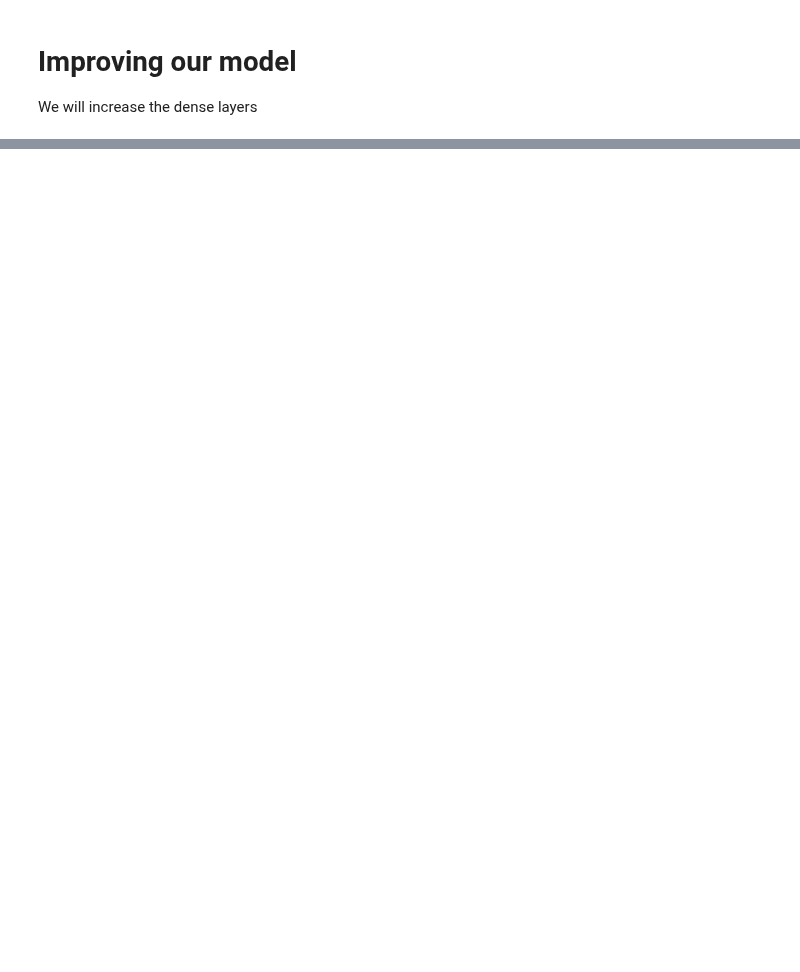
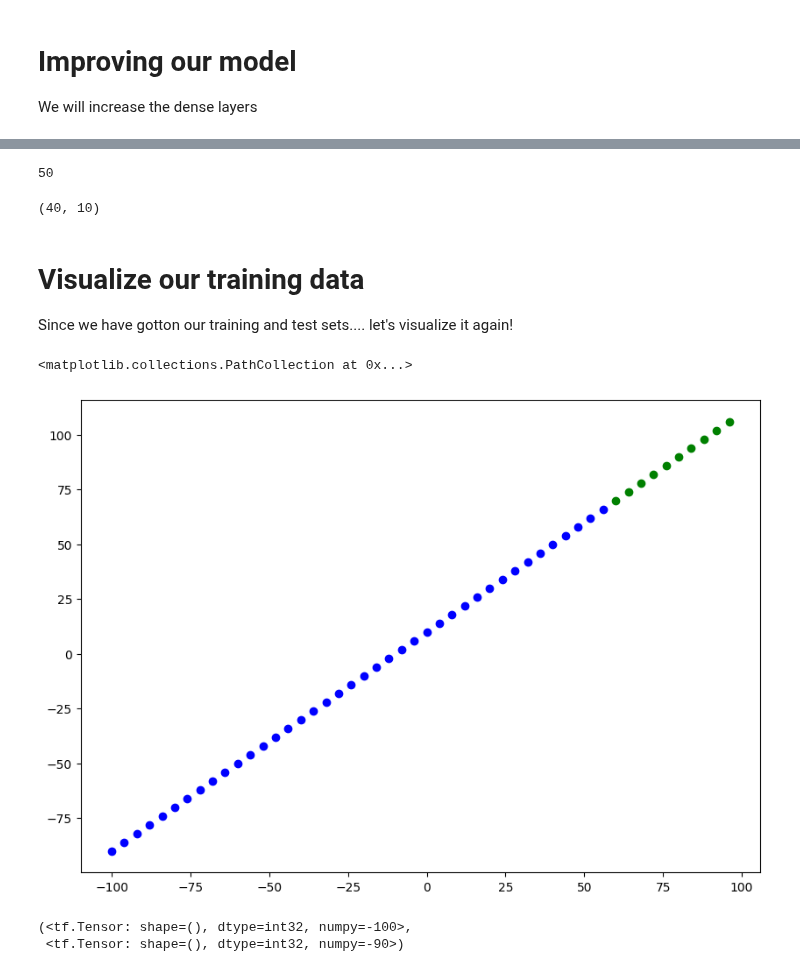
Before and after one commit to LivingstonTardzenyuy/Deep-Learning-with-TensorFlow, a Jupyter notebook: 01_neural_network_regression_with_tensorflow.ipynb, the cells around one changed output, grey strips where cells are left out. Saved outputs shown, nothing was run; the diff lists cells and outputs as text; code cells hidden in the pictures; blank space fills up the shorter version.

```diff
--- a/01_neural_network_regression_with_tensorflow.ipynb
+++ b/01_neural_network_regression_with_tensorflow.ipynb
@@ -293,0 +349,35 @@ array([[27.533546]], dtype=float32)
+# %%
+len(X)
+# %% [output]
+50
+# %%
+# Split the data into train and test sets.
+
+
+X_train = X[:40]
+y_train = y[:40]
+
+# Reshape our X_train and X_test to have 2 dimensions
+X_train = X_train.numpy().reshape(-1, 1)
+X_test = X_test.numpy().reshape(-1,1)
+
+
+X_test = X[40:]
+y_test = y[40:]
+
+len(X_train), len(X_test)
+# %% [output]
+(40, 10)
+# %% [markdown]
+# Visualize our training data
+
+Since we have gotton our training and test sets.... let's visualize it again!
+# %%
+plt.figure(figsize=(10,7))
+plt.scatter(X_train, y_train, c="b", label="Training data")
+
+# Plot test data in green
+plt.scatter(X_test, y_test, c="g", label="Test data")
+# %% [output]
+<matplotlib.collections.PathCollection at 0x...>
+[figure, added]
@@ -293,0 +401,5 @@ array([[27.533546]], dtype=float32)
+# %%
+X[0], y[0]
+# %% [output]
+(<tf.Tensor: shape=(), dtype=int32, numpy=-100>,
+ <tf.Tensor: shape=(), dtype=int32, numpy=-90>)
```
Also changed, not shown: parts of 23 cells of this notebook.
